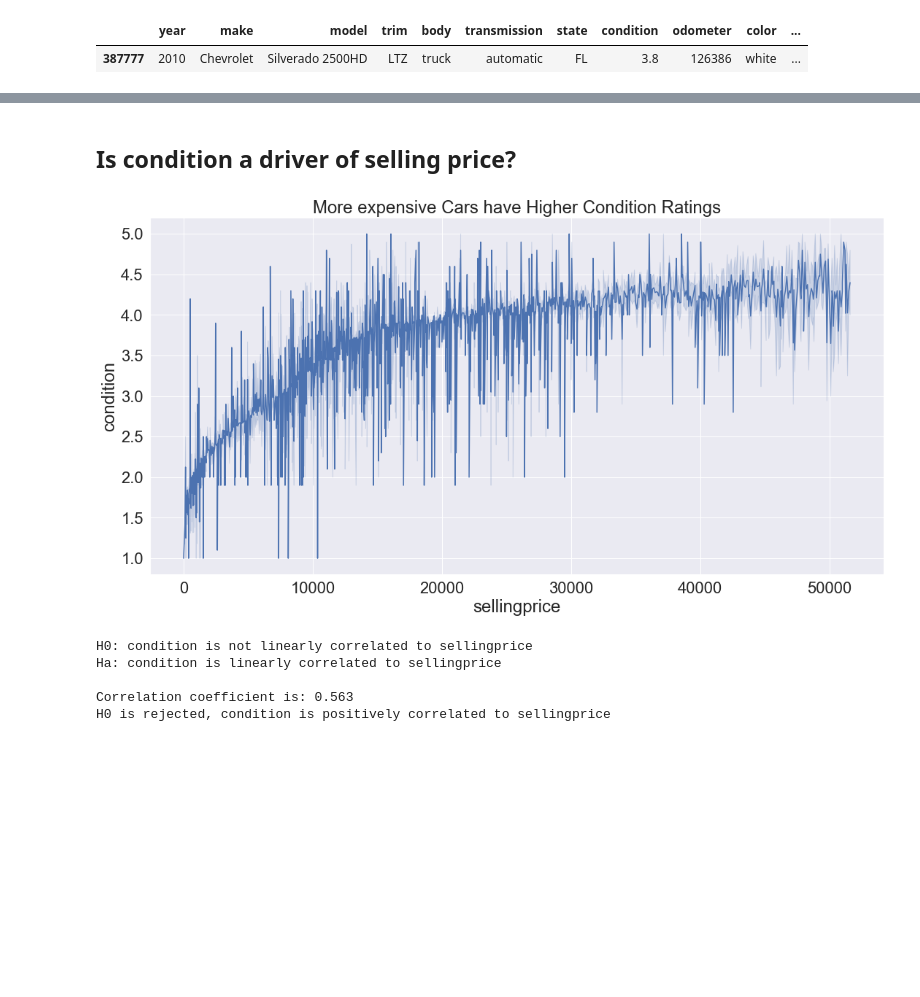
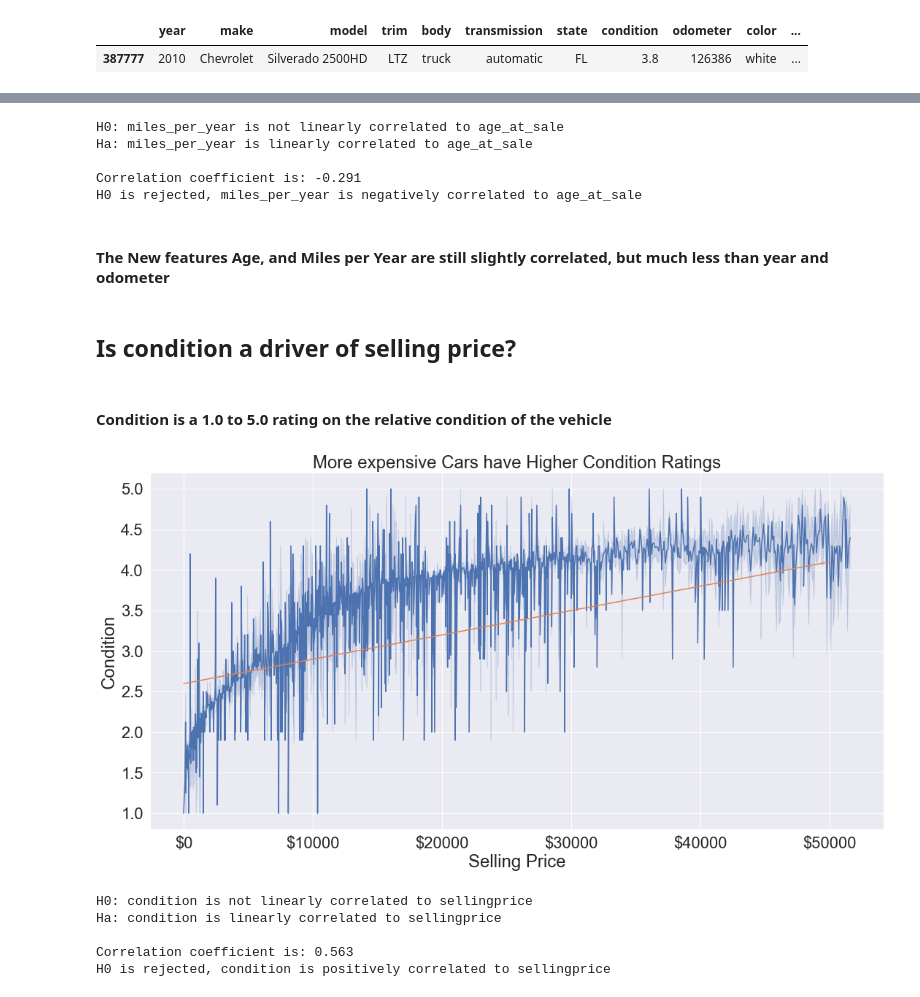
Before and after one commit to DanChurchill/car_price_predictor, a Jupyter notebook: final_report.ipynb, the cells around one changed output, grey strips where cells are left out. Drawn from its saved outputs; the diff is of its cells as text; code cells hidden in the pictures; blank space fills up the shorter version.

```diff
--- a/final_report.ipynb
+++ b/final_report.ipynb
@@ -290,9 +298,19 @@ H0 is rejected, miles_per_year is negatively correlated to sellingprice
+# %%
+viz.correlation_test(train, 'miles_per_year', 'age_at_sale')
+# %% [output]
+H0: miles_per_year is not linearly correlated to age_at_sale
+Ha: miles_per_year is linearly correlated to age_at_sale
+
+Correlation coefficient is: -0.291
+H0 is rejected, miles_per_year is negatively correlated to age_at_sale
+# %% [markdown]
+#### The New features Age, and Miles per Year are still slightly correlated, but much less than year and odometer
 # %% [markdown]
 ## Is condition a driver of selling price?
-# %%
-line = sns.lineplot(data=train, x='sellingprice', y='condition')
-plt.title('More expensive Cars have Higher Condition Ratings')
-plt.show()
-# %% [output]
-[figure, removed]
+# %% [markdown]
+#### Condition is a 1.0 to 5.0 rating on the relative condition of the vehicle
+# %%
+viz.condition_plot(train)
+# %% [output]
+[figure, added]
 # %%
```
Also changed, not shown: parts of 95 cells of this notebook, 2 other files.
